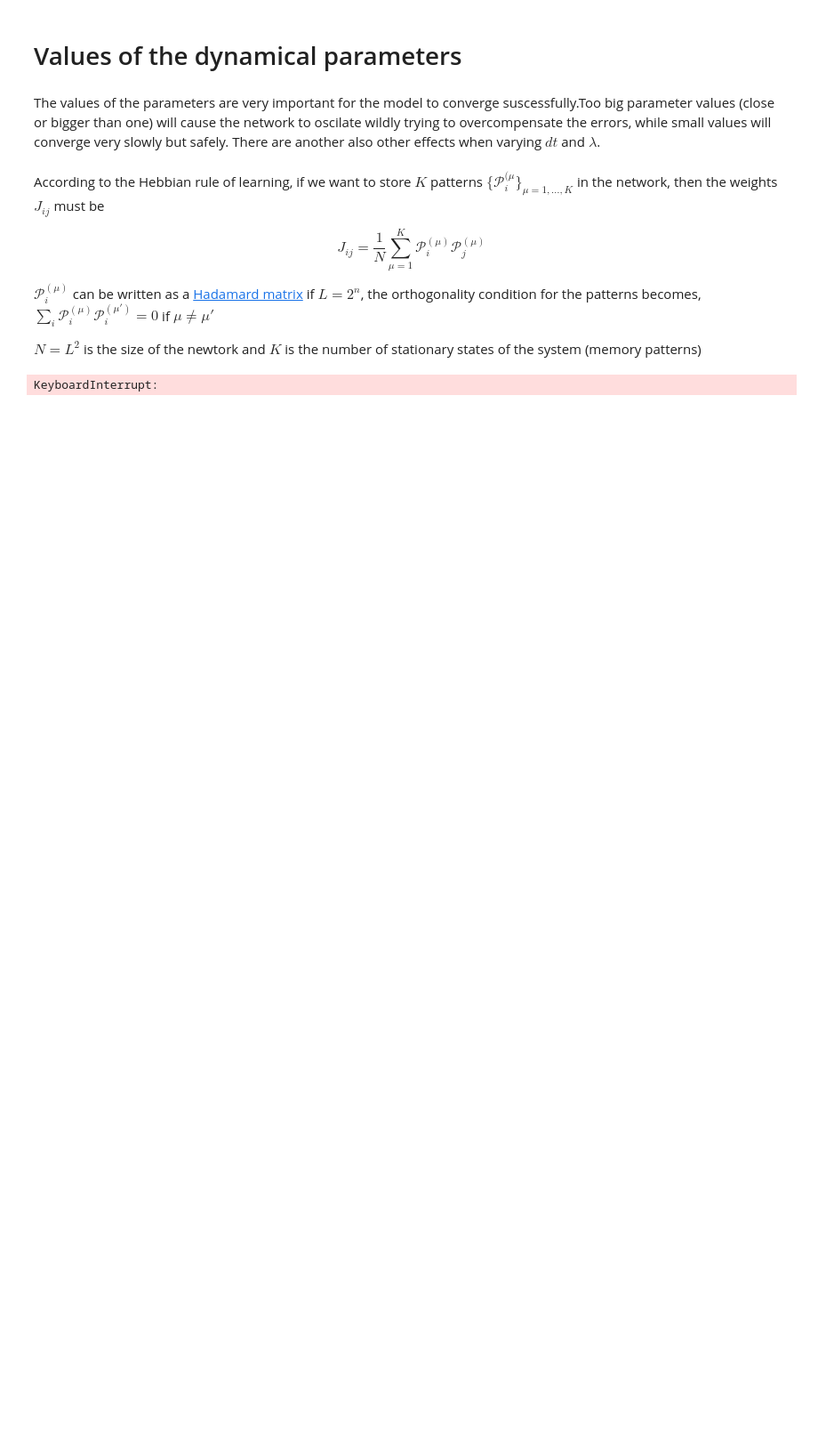
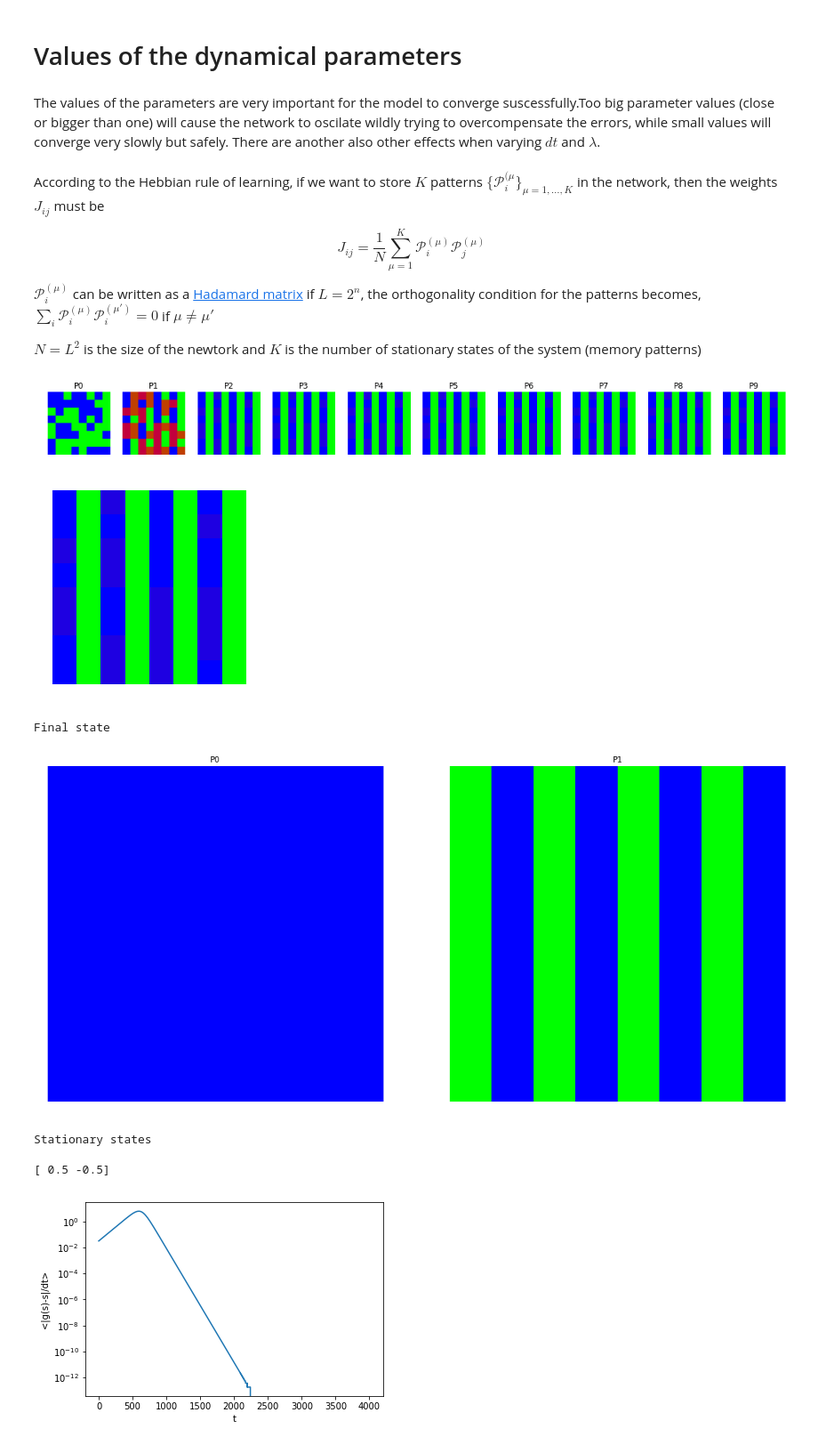
Before and after one commit to lytex/hopfield, a Jupyter notebook: Temperature.ipynb, the cells around one changed output. Shown at 89% size. Cells and saved outputs as stored; diff of their text form; code cells hidden in the pictures; blank space fills up the shorter version.

```diff
--- a/Temperature.ipynb
+++ b/Temperature.ipynb
@@ -125,12 +133,12 @@ def iterate_plot(nsteps, plot=False, flips=-1, pattern=-1, user_state=False):
 
     # set user defined function to update the state
     hopfield_net.set_dynamics_to_user_function(g)
-    # hopfield_net.set_dynamics_sign_sync()
+#     hopfield_net.set_dynamics_sign_sync()
 
     stationary = np.squeeze(H)
 
     if flips == -1:
-        hopfield_net.state = hopfield_net.state # random initial state
+        hopfield_net.state = np.sign(hopfield_net.state) # random initial state
     elif pattern == -1 or K == 1:
         # flip some spins from the stat state (only one stationary state)
         hopfield_net.state = pattern_tools.flip_n(stationary, nr_of_flips=flips)
@@ -148,13 +156,13 @@ def iterate_plot(nsteps, plot=False, flips=-1, pattern=-1, user_state=False):
     return states, hopfield_net.weights
 # %%
 import matplotlib.pyplot as plt
-L = 4 # size of the newtork, has to be power of two
+L = 8 # size of the newtork, has to be power of two
 N = L**2
 K = 2 # number of memory patterns to be stored
 dt = 0.01
-lamb = 0.5
+lamb = 0.001
 T = 0.0 # Temperature
-nsteps = 100 # number of steps of the simulation
+nsteps = 4000 # number of steps of the simulation
 naverage = 1 # number of simulations to compute average values
 
 # for each simulation, sum the values and then divide by naverage
@@ -164,6 +172,7 @@ abs_s = 0 # absoulte value of each spin averaged over the network
 M = 0 # magnetization, value of each spin averaged over the network
 chi = 0 # chi = <M^2> - <M^2> = var(M)
 conv = 0 # |g(s(t)) -s(t)|/dt = |s(t+dt) - s(t)|/dt -> 0 @ T = 0 for a stationary state
+overlap = 0
 
 # iterate over naverage simulations
 for temp in range(0, naverage):
@@ -171,53 +180,77 @@ for temp in range(0, naverage):
 #     s = np.array(s)
 #     states, weights = iterate_plot(nsteps, False, 14+9, 0, s)
 
-    states, weights = iterate_plot(nsteps, False, 14+9, 0)
+    states, weights = iterate_plot(nsteps, False)
 
     states_sum += states
     abs_s += np.mean(np.abs(states), axis=1)
     M += np.mean(states, axis=1)
     chi += np.var(np.abs(states), axis=1)
     conv += np.mean(np.abs([g(x, weights) - x for x in states]), axis=1)
 
-states = states_sum/naverage
+stat = np.sqrt(1+1/lamb) # converges to stat instead of +/- 1
+
+states = states_sum/naverage/stat
 abs_s = abs_s/naverage
 M = M/naverage
 chi = chi/naverage
 conv = conv/naverage/dt
 
 H = get_stationary(N, K)
 plot_evolution(states, H, L)
 
-plt.figure(1)
-fig, (ax1, ax2) = plt.subplots(1, 2, sharey=False, figsize=(18, 5))
-ax1.plot(abs_s)
-stat = np.sqrt(1+1/lamb) # converges to stat instead of +/- 1
-ax1.plot([0, len(abs_s)], [stat, stat], 'r')
-ax1.set_xlabel('t')
-ax1.set_ylabel('<|s|>')
-ax2.plot(np.abs(M))
-ax2.set_xlabel('t')
-ax2.set_ylabel('|M|')
-fig.legend(['<|s|>', 'sqrt(1+1/lamb)', '|M|'])
+
+
+# H -> shape (K, N)
+# states -> shape(nsteps+1, N)
+# sum over index i
+overlap = 1/N*np.einsum('ti,Si->tS', states, H)
+
+
+# plt.figure(1)
+# fig, (ax1, ax2) = plt.subplots(1, 2, sharey=False, figsize=(18, 5))
+# ax1.plot(abs_s)
+# ax1.plot([0, len(abs_s)], [stat, stat], 'r')
+# ax1.set_xlabel('t')
+# ax1.set_ylabel('<|s|>')
+# ax2.plot(np.abs(M))
+# ax2.set_xlabel('t')
+# ax2.set_ylabel('|M|')
+# fig.legend(['<|s|>', 'sqrt(1+1/lamb', '|M|'])
 
 # E = -np.einsum('ik->k', np.einsum('ij,kj->ik', weights, states))
 # plt.figure(2)
 # plt.plot(E)
 # plt.xlabel('t')
 # plt.ylabel('E')
 
-plt.figure(4)
-plt.plot(chi)
-plt.xlabel('t')
-plt.ylabel('chi')
+# plt.figure(4)
+# plt.plot(chi)
+# plt.xlabel('t')
+# plt.ylabel('chi')
 
 plt.figure(5)
 plt.semilogy(conv)
 plt.xlabel('t')
-plt.ylabel('<|g(s)-s|>')
+plt.ylabel('<|g(s)-s|/dt>')
 
 plt.figure(6)
+plt.xlabel('t')
+plt.ylabel('σ_i')
 plt.plot(states)
+
+plt.figure(7)
+plt.plot(np.abs(overlap))
+plt.legend(np.array(range(0, K), dtype=np.str))
 print("")
+
+print(overlap[-1])
 # %% [output]
+[figure, added]
+[figure, added]
-KeyboardInterrupt:
+Final state
+[figure, added]
+Stationary states
+
+[ 0.5 -0.5]
+[figure, added]
```
Also changed, not shown: parts of 18 cells of this notebook.
